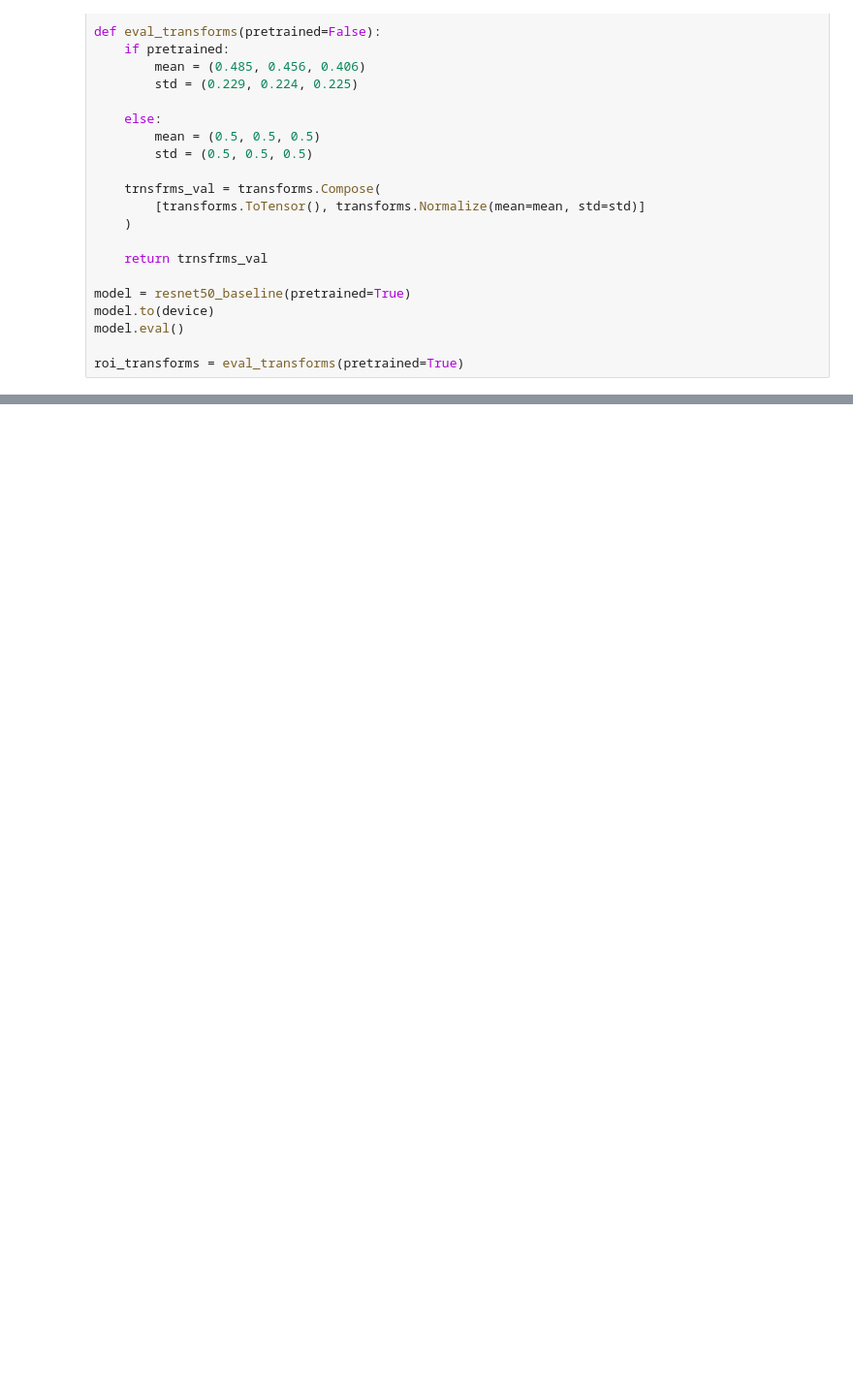
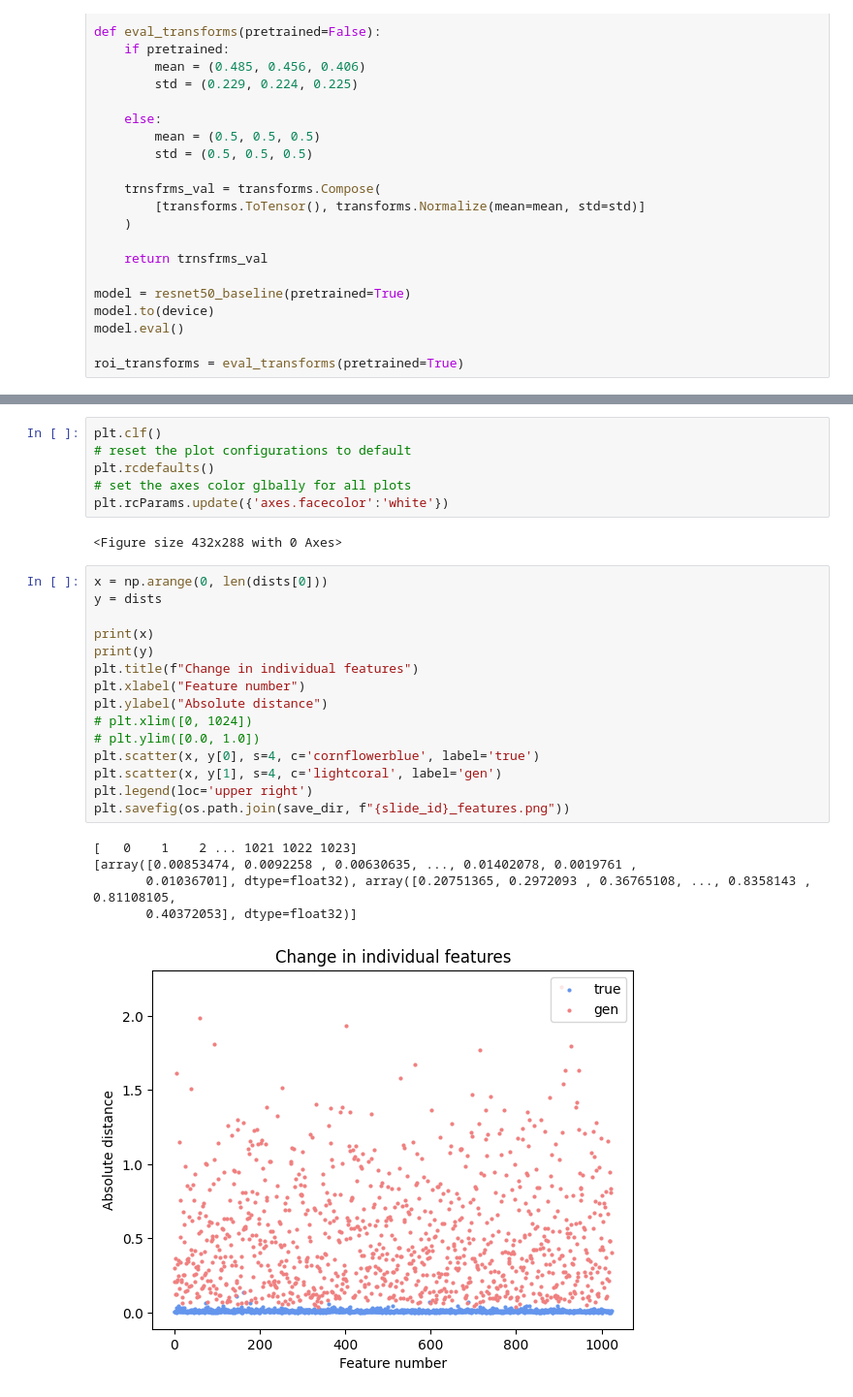
Before and after one commit to imaadzaffar/emb-augmenter, a Jupyter notebook: emb_features_distribution.ipynb, the cells around one changed output, grey strips where cells are left out. Shown at 97% size. Cells and saved outputs as stored; diff of their text form; blank space fills up the shorter version.

```diff
--- a/emb_features_distribution.ipynb
+++ b/emb_features_distribution.ipynb
@@ -174,0 +227,29 @@ tensor(0., device='cuda:0')
+# %%
+plt.clf()
+# reset the plot configurations to default
+plt.rcdefaults()
+# set the axes color glbally for all plots
+plt.rcParams.update({'axes.facecolor':'white'})
+# %% [output]
+<Figure size 432x288 with 0 Axes>
+# %%
+x = np.arange(0, len(dists[0]))
+y = dists
+
+print(x)
+print(y)
+plt.title(f"Change in individual features")
+plt.xlabel("Feature number")
+plt.ylabel("Absolute distance")
+# plt.xlim([0, 1024])
+# plt.ylim([0.0, 1.0])
+plt.scatter(x, y[0], s=4, c='cornflowerblue', label='true')
+plt.scatter(x, y[1], s=4, c='lightcoral', label='gen')
+plt.legend(loc='upper right')
+plt.savefig(os.path.join(save_dir, f"{slide_id}_features.png"))
+# %% [output]
+[   0    1    2 ... 1021 1022 1023]
+[array([0.00853474, 0.0092258 , 0.00630635, ..., 0.01402078, 0.0019761 ,
+       0.01036701], dtype=float32), array([0.20751365, 0.2972093 , 0.36765108, ..., 0.8358143 , 0.81108105,
+       0.40372053], dtype=float32)]
+[figure, added]
```
Also changed, not shown: parts of 4 cells of this notebook, 41 other files.
